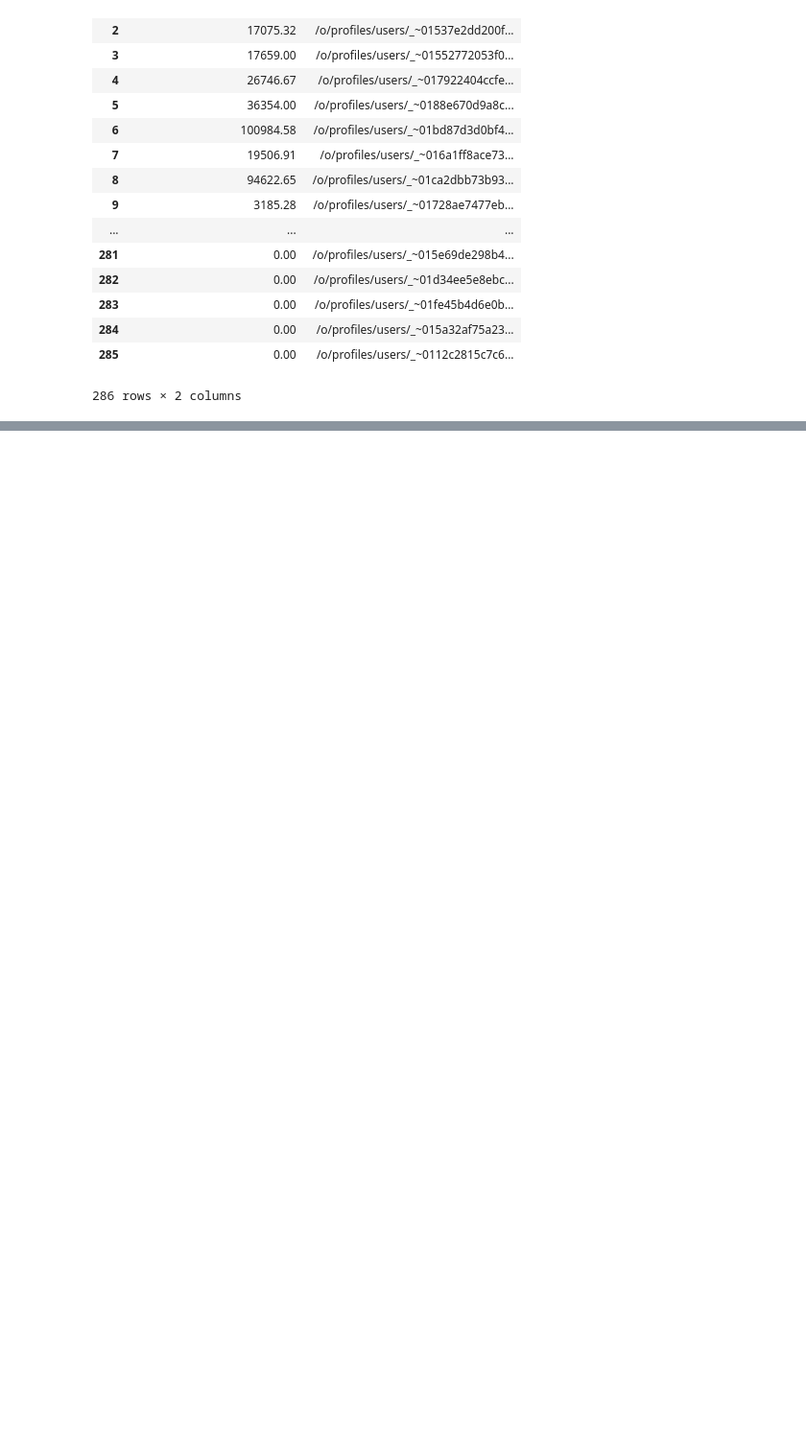
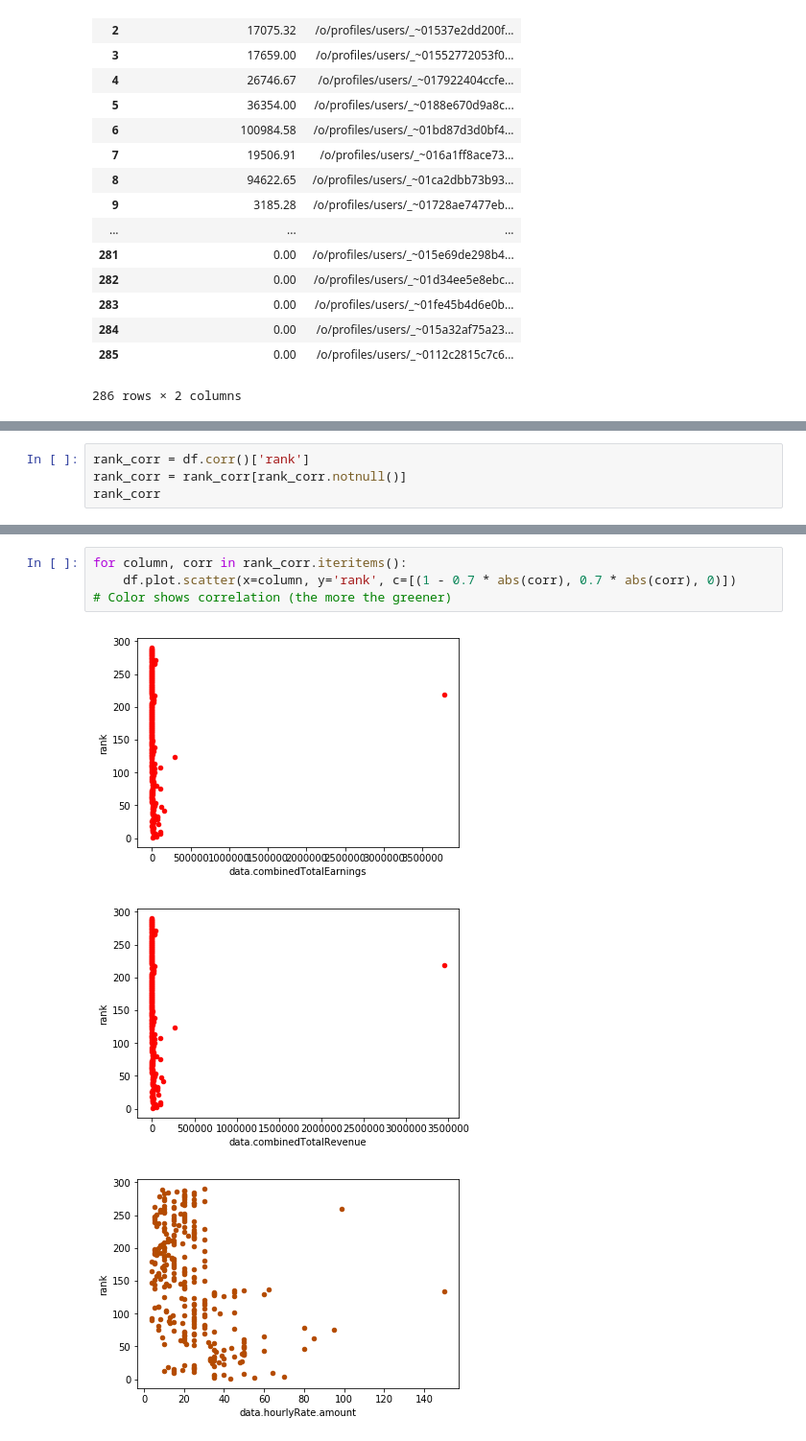
Before and after one commit to s-alexander-s/upwork-scraping, a Jupyter notebook: full_data_parser.ipynb, the cells around one changed output, grey strips where cells are left out. Shown: that part at 96% size. Saved outputs shown, nothing was run; the diff lists cells and outputs as text; blank space fills up the shorter version.

Commit message:
Add data visualisation with scatter plots and histograms

```diff
--- a/full_data_parser.ipynb
+++ b/full_data_parser.ipynb
@@ -93,0 +71,4 @@ Name: rank, dtype: float64
+# %%
+rank_corr = df.corr()['rank']
+rank_corr = rank_corr[rank_corr.notnull()]
+rank_corr
@@ -93,0 +89,8 @@ Name: rank, dtype: float64
+# %%
+for column, corr in rank_corr.iteritems():
+    df.plot.scatter(x=column, y='rank', c=[(1 - 0.7 * abs(corr), 0.7 * abs(corr), 0)])
+# Color shows correlation (the more the greener)
+# %% [output]
+[figure, added]
+[figure, added]
+[figure, added]
```
Also changed, not shown: parts of 4 cells of this notebook, 2 other files.
